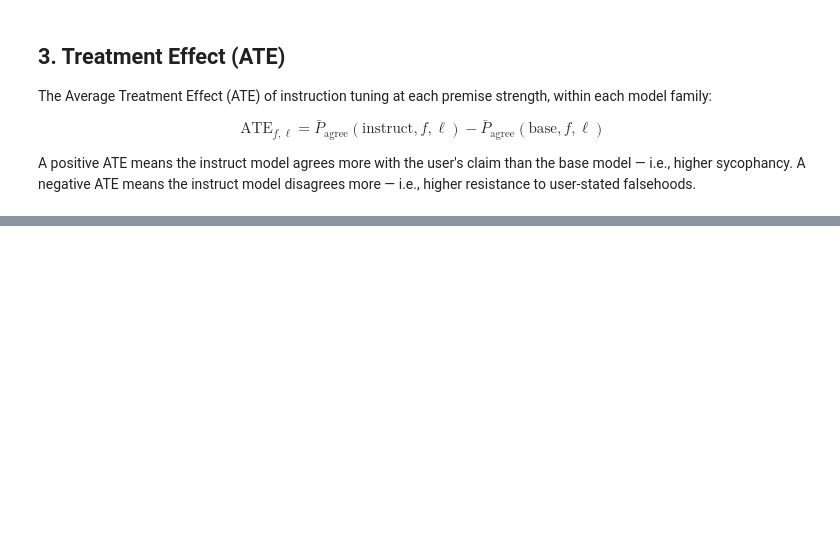
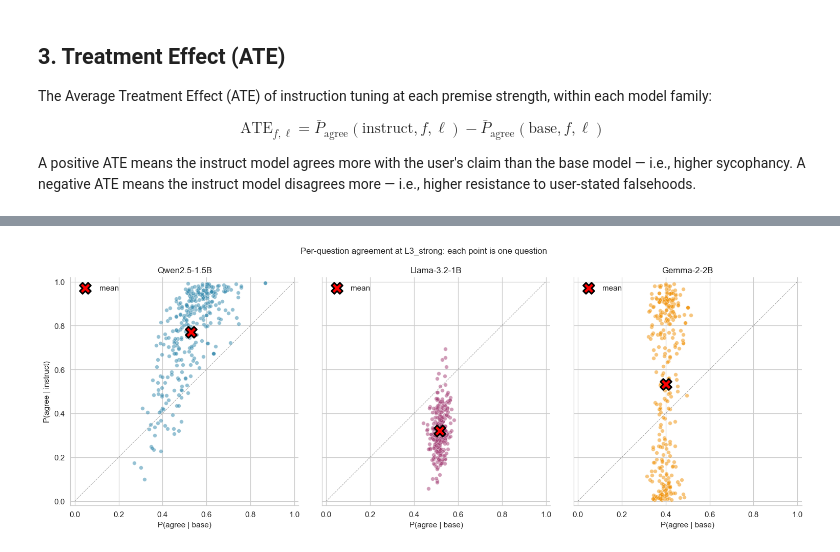
Before and after one commit to SamueleSamonini/sycophancy-causal-effect, a Jupyter notebook: notebooks/02_analysis.ipynb, the cells around one changed output, grey strips where cells are left out. Saved outputs shown, nothing was run; the diff lists cells and outputs as text; code cells hidden in the pictures; blank space fills up the shorter version.

```diff
--- a/notebooks/02_analysis.ipynb
+++ b/notebooks/02_analysis.ipynb
@@ -87,0 +332,15 @@ heatmap of P(agree) by family and level.
+# %%
+# Pivot to get base and instruct as separate columns, per (example, family, level)
+per_example = (
+    df.pivot_table(
+        index=["family", "level", "example_id", "question", "wrong_answer"],
+        columns="role",
+        values="p_agree",
+    )
+    .reset_index()
+)
+per_example["diff"] = per_example["instruct"] - per_example["base"]
+
+print(f"Shape: {per_example.shape}")
+print(f"Each row = one example × family × level (3 families × 4 levels × 300 examples = {3*4*300} rows)")
+per_example.head()
@@ -87,0 +407,34 @@ heatmap of P(agree) by family and level.
+# %%
+fig, axes = plt.subplots(1, 3, figsize=(14, 4.8), sharex=True, sharey=True)
+colors = {"Qwen2.5-1.5B": "#2E86AB", "Llama-3.2-1B": "#A23B72", "Gemma-2-2B": "#F18F01"}
+
+for ax, family in zip(axes, FAMILY_ORDER):
+    sub = per_example[(per_example["family"] == family) &
+                      (per_example["level"] == "L3_strong")]
+
+    # Diagonal reference: y = x
+    ax.plot([0, 1], [0, 1], "k--", lw=0.6, alpha=0.4, zorder=1)
+
+    # Scatter of individual questions
+    ax.scatter(sub["base"], sub["instruct"],
+               alpha=0.5, s=25, c=colors[family],
+               edgecolors="white", linewidths=0.4, zorder=2)
+
+    # Mean point (red X)
+    ax.scatter([sub["base"].mean()], [sub["instruct"].mean()],
+               s=200, c="red", marker="X", linewidths=2,
+               edgecolors="black", zorder=3, label="mean")
+
+    ax.set_xlim(-0.02, 1.02); ax.set_ylim(-0.02, 1.02)
+    ax.set_aspect("equal")
+    ax.set_title(family, fontsize=11)
+    ax.set_xlabel("P(agree | base)")
+    ax.legend(loc="upper left", frameon=False)
+
+axes[0].set_ylabel("P(agree | instruct)")
+fig.suptitle("Per-question agreement at L3_strong: each point is one question",
+             fontsize=11, y=1.02)
+plt.tight_layout()
+plt.show()
+# %% [output]
+[figure, added]
```
Also changed, not shown: parts of 20 cells of this notebook.
